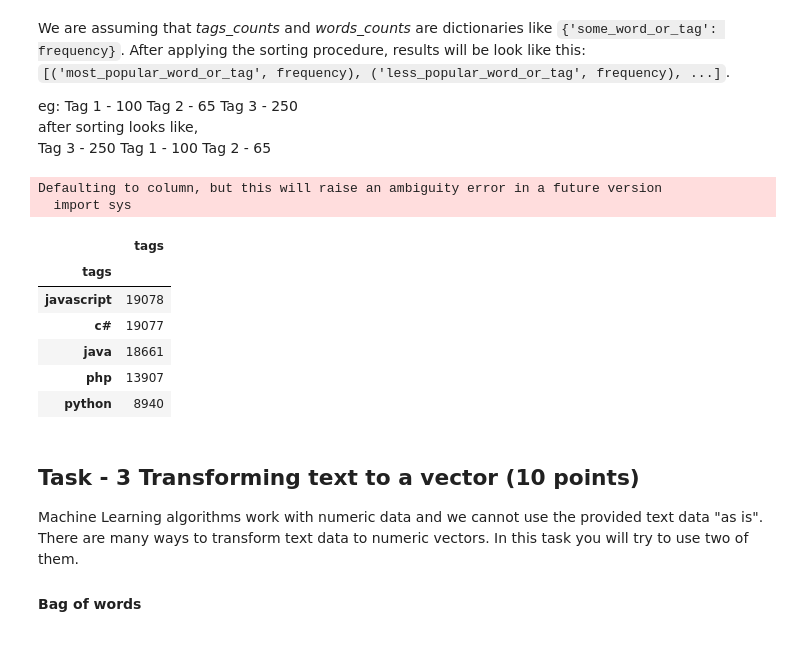
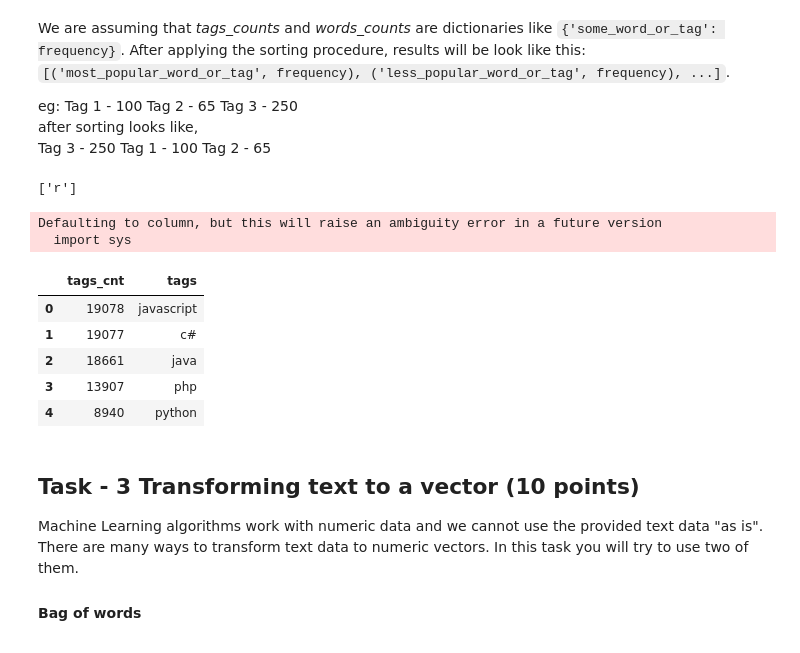
Before and after one commit to GreatLearningAIML1/chennai-aug-batch-ssbruno, a Jupyter notebook: Residency8/Stats_NLP_Project1.ipynb, the cells around one changed output. Cells and saved outputs as stored; diff of their text form; code cells hidden in the pictures.

```diff
--- a/Residency8/Stats_NLP_Project1.ipynb
+++ b/Residency8/Stats_NLP_Project1.ipynb
@@ -41,0 +55,6 @@ Note: Ensure you apply literal_eval function on the tags column to ensure all th
+# %%
+x = pd.read_table('NLP_Files/validation.tsv')
+x_val = x['title']
+y_val = x['tags']
+y_val = y_val.map(lambda tag:literal_eval(tag))
+y_val.head(5)
@@ -124,7 +118,7 @@ test_text_prepare()
 # %% [markdown]
 Now we can preprocess the titles using function *text_prepare* and  making sure that the headers don't have bad symbols:
 # %%
-train_df['title'] = train_df['title'].map(lambda x : text_prepare(x))
+x_train = x_train.map(lambda x : text_prepare(x))
 # %% [markdown]
 Print the top 5 elements in x_train
 # %%
@@ -143,11 +141,15 @@ Note: The words which appear the most are considered as popular in this case!
 # %%
-w = []
-for i in range(train_df.shape[0]):
-    w += train_df.title[i].split()
+words = []
+for i in range(x_train.shape[0]):
+    words += x_train[i].split()
 
-w_df = pd.DataFrame(w, columns=['words'])
-w_df = w_df.groupby(by='words').agg({'words':'count'})
-w_df = w_df.sort_values(by=['words'],ascending=False)
-w_df.head(5)
+df_words = pd.DataFrame(words, columns=['words'])
+df_words = df_words.groupby(by='words').agg({'words':'count'})
+df_words = df_words.sort_values(by=['words'],ascending=False)
+df_words['words_cnt'] =  df_words['words']
+df_words.drop(['words'], axis=1, inplace=True)
+df_words['words'] = df_words.index
+df_words.reset_index(drop=True, inplace=True)
+df_words.head(5)
 # %% [output]
 Defaulting to column, but this will raise an ambiguity error in a future version
@@ -165,25 +167,32 @@ eg:
 Tag 1 - 100 Tag 2 - 65 Tag 3 - 250 <br>
 after sorting looks like, <br>
 Tag 3 - 250 Tag 1 - 100 Tag 2 - 65
+# %%
+y_train[0]
+# %% [output]
+['r']
 # %%
-t = []
-for i in range(train_df.shape[0]):
-    t += train_df.tags[i]
+tags = []
+for i in range(y_train.shape[0]):
+    tags += y_train[i]
 
-t_df = pd.DataFrame(t, columns=['tags'])
-t_df = t_df.groupby(by='tags').agg({'tags':'count'})
-t_df = t_df.sort_values(by=['tags'],ascending=False)
-t_df.head(5)
+df_tags = pd.DataFrame(tags, columns=['tags'])
+df_tags = df_tags.groupby(by='tags').agg({'tags':'count'})
+df_tags = df_tags.sort_values(by=['tags'],ascending=False)
+df_tags['tags_cnt'] =  df_tags['tags']
+df_tags.drop(['tags'], axis=1, inplace=True)
+df_tags['tags'] = df_tags.index
+df_tags.reset_index(drop=True, inplace=True)
+df_tags.head(5)
 # %% [output]
 Defaulting to column, but this will raise an ambiguity error in a future version
   import sys
-|  | tags |
-| tags |  |
-| javascript | 19078 |
-| c# | 19077 |
-| java | 18661 |
-| php | 13907 |
-| python | 8940 |
+|  | tags_cnt | tags |
+| 0 | 19078 | javascript |
+| 1 | 19077 | c# |
+| 2 | 18661 | java |
+| 3 | 13907 | php |
+| 4 | 8940 | python |
 # %% [markdown]
 ## Task - 3 Transforming text to a vector (10 points)
 
```
Also changed, not shown: parts of 25 cells of this notebook.
